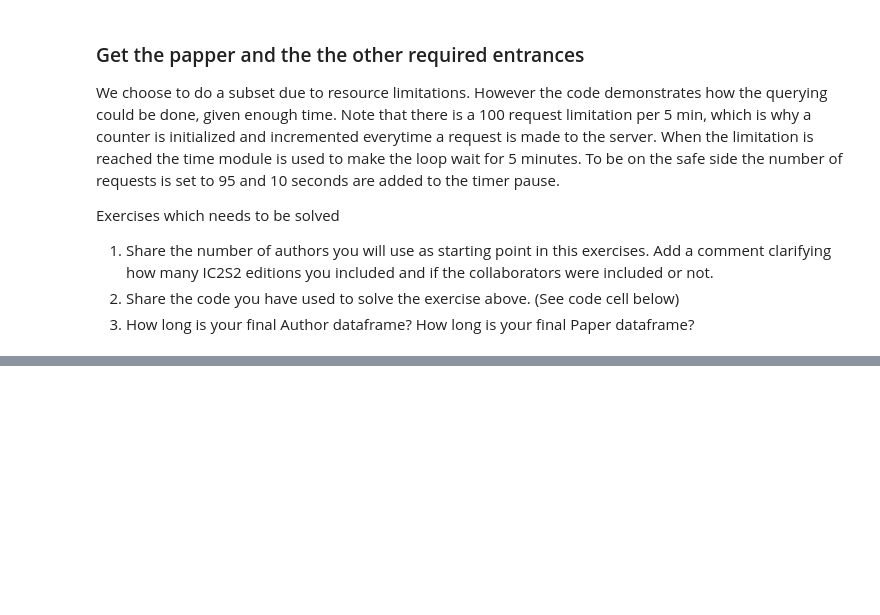
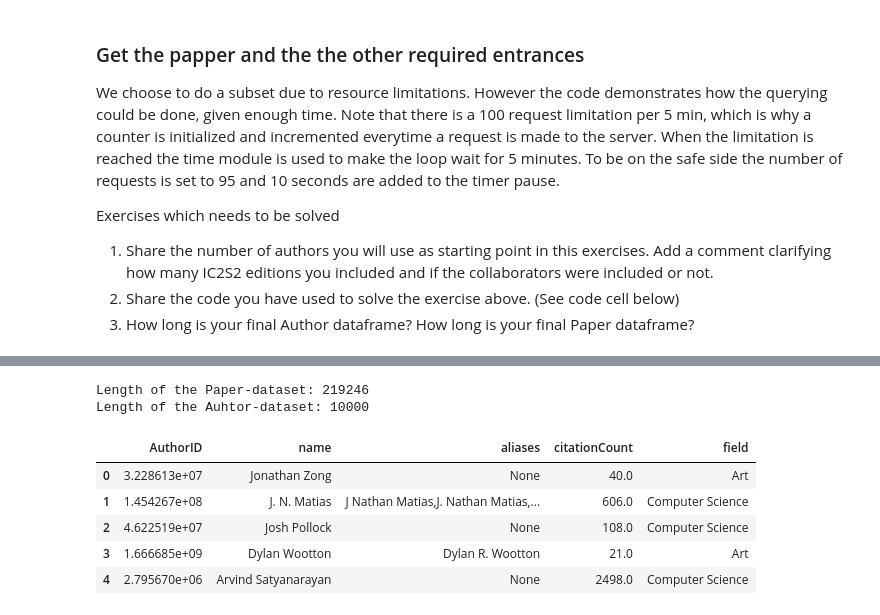
Before and after one commit to vidisha04/02467-CSS, a Jupyter notebook: Assignment.ipynb, the cells around one changed output, grey strips where cells are left out. Drawn from its saved outputs; the diff is of its cells as text; code cells hidden in the pictures; blank space fills up the shorter version.

Commit message:
Author dataset and paper dataset
These are for 4068 authors we can do more if we need to

```diff
--- a/Assignment.ipynb
+++ b/Assignment.ipynb
@@ -134,0 +226,4 @@ Because of this restriction a subset of the total authors list was queried for s
+# %%
+Author_dataset = pd.read_csv('/Users/madsandersen/CompSocialScience/02467-CSS/Author_dataset.csv')
+Author_dataset.columns = Author_dataset.columns.str.replace('Unnamed: 0','AuthorID')
+Paper_dataset = pd.read_csv('/Users/madsandersen/CompSocialScience/02467-CSS/Paper_dataset.csv')
@@ -134,0 +236,17 @@ Because of this restriction a subset of the total authors list was queried for s
+# %%
+pd_length = len(Paper_dataset['paperId'].unique())
+au_length = len(Author_dataset['AuthorID'].unique())
+print(f'Length of the Paper-dataset: {pd_length}')
+print(f'Length of the Auhtor-dataset: {au_length}')
+# %% [output]
+Length of the Paper-dataset: 219246
+Length of the Auhtor-dataset: 10000
+# %%
+Author_dataset.head()
+# %% [output]
+|  | AuthorID | name | aliases | citationCount | field |
+| 0 | 3.228613e+07 | Jonathan Zong | None | 40.0 | Art |
+| 1 | 1.454267e+08 | J. N. Matias | J Nathan Matias,J. Nathan Matias,... | 606.0 | Computer Science |
+| 2 | 4.622519e+07 | Josh Pollock | None | 108.0 | Computer Science |
+| 3 | 1.666685e+09 | Dylan Wootton | Dylan R. Wootton | 21.0 | Art |
+| 4 | 2.795670e+06 | Arvind Satyanarayan | None | 2498.0 | Computer Science |
```
Also changed, not shown: parts of 28 cells of this notebook, 1 other file.
